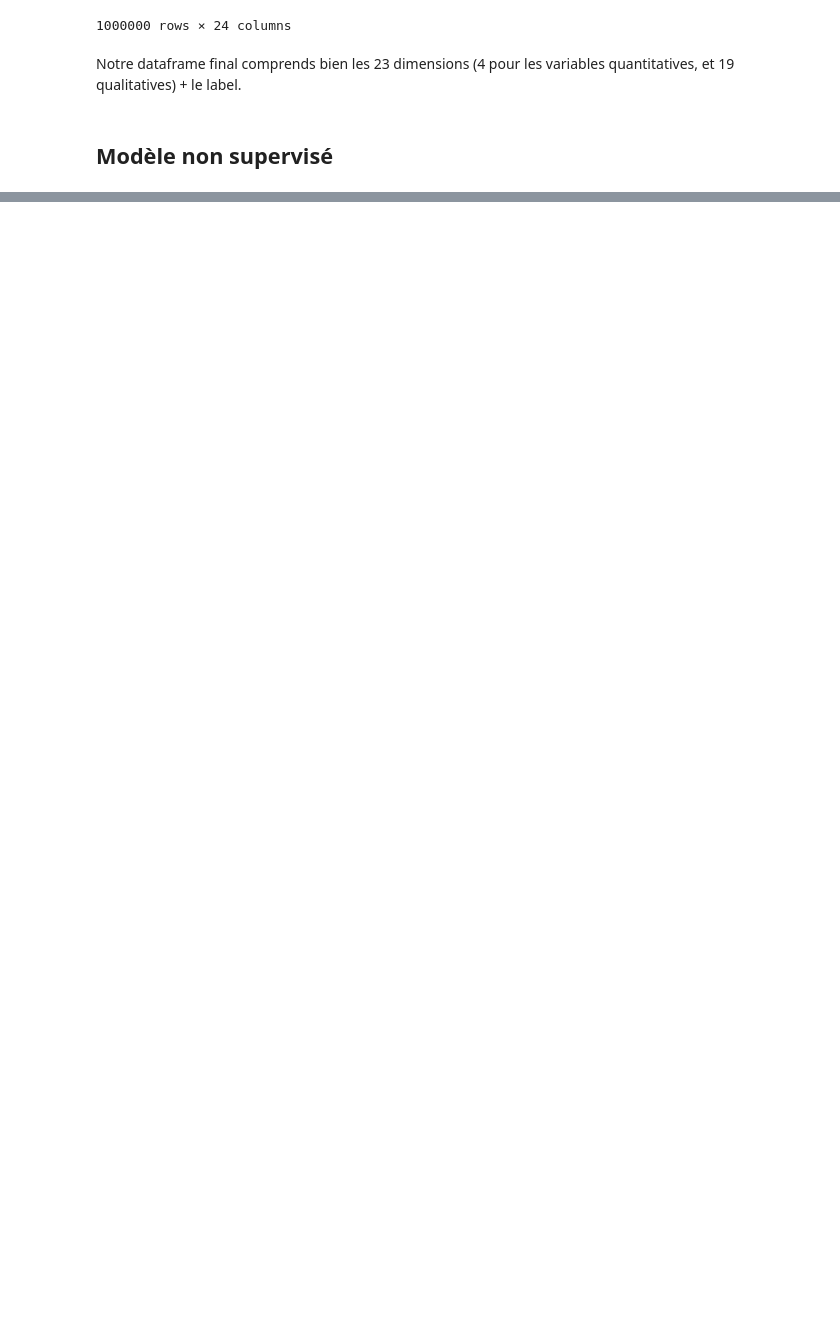
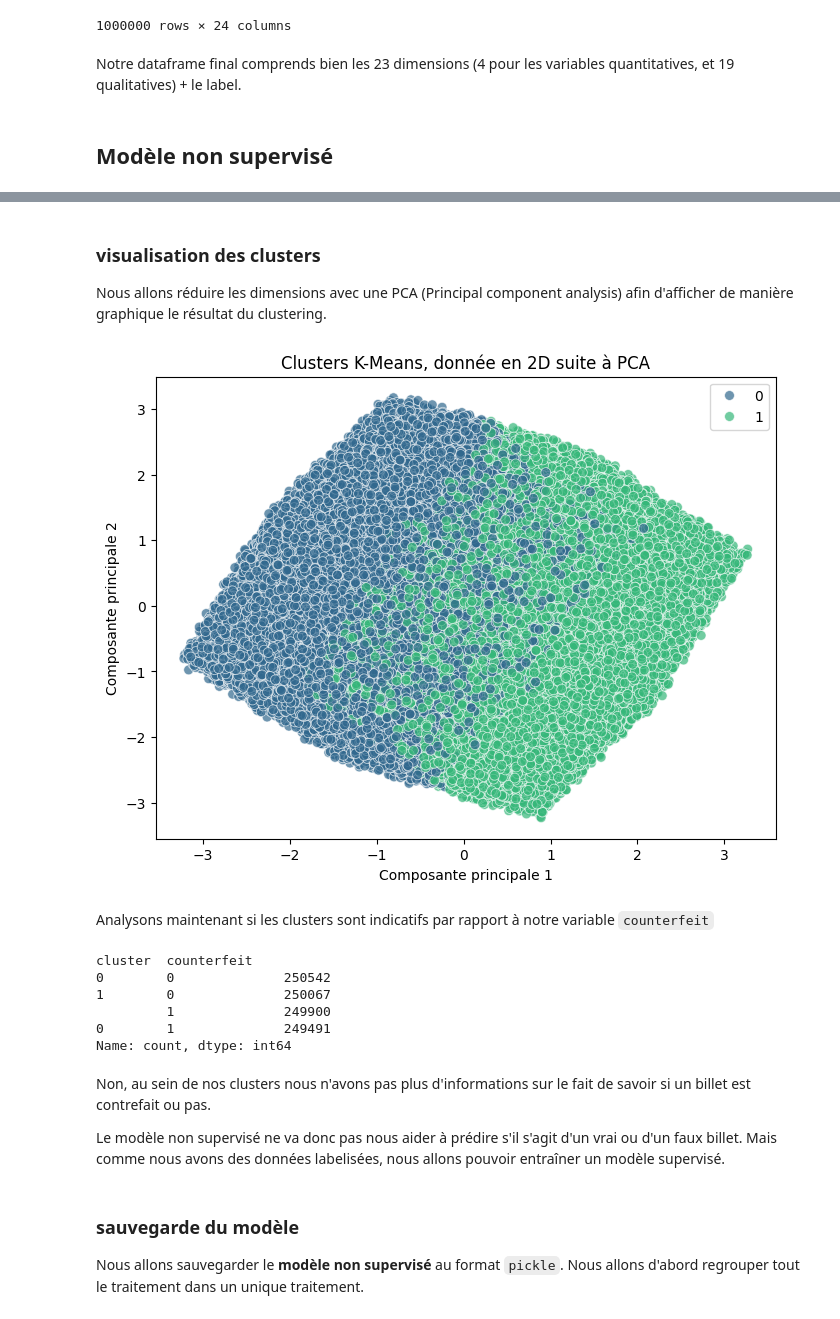
Before and after one commit to anthonybnl/projet-datascience, a Jupyter notebook: eda.ipynb, the cells around one changed output, grey strips where cells are left out. Saved outputs shown, nothing was run; the diff lists cells and outputs as text; code cells hidden in the pictures; blank space fills up the shorter version.

```diff
--- a/eda.ipynb
+++ b/eda.ipynb
@@ -409,0 +520,10 @@ Notre dataframe final comprends bien les 23 dimensions (4 pour les variables qua
+# %%
+k = 2
+
+kmeans = KMeans(n_clusters=k, random_state=42, n_init=10)
+clusters = kmeans.fit_predict(df_features_only)
+
+df_kmeans = df_final.copy()
+df_kmeans["cluster"] = clusters
+
+df_kmeans
@@ -409,0 +544,39 @@ Notre dataframe final comprends bien les 23 dimensions (4 pour les variables qua
+# %% [markdown]
+### visualisation des clusters
+
+Nous allons réduire les dimensions avec une PCA (Principal component analysis) afin d'afficher de manière graphique le résultat du clustering.
+# %%
+pca = PCA(n_components=2)
+X_pca = pca.fit_transform(df_features_only)
+
+plt.figure(figsize=(8, 6))
+sns.scatterplot(x=X_pca[:, 0], y=X_pca[:, 1], hue=clusters, palette="viridis", s=50, alpha=0.7)
+plt.title(f"Clusters K-Means, donnée en 2D suite à PCA")
+plt.xlabel("Composante principale 1")
+plt.ylabel("Composante principale 2")
+plt.show()
+# %% [output]
+[figure, added]
+# %% [markdown]
+Analysons maintenant si les clusters sont indicatifs par rapport à notre variable `counterfeit`
+# %%
+# cluster_counterfeit_rate = df_kmeans.groupby("cluster")["counterfeit"].mean()
+
+# cluster_counterfeit_rate
+
+df_kmeans[["cluster", "counterfeit"]].value_counts()
+# %% [output]
+cluster  counterfeit
+0        0              250542
+1        0              250067
+         1              249900
+0        1              249491
+Name: count, dtype: int64
+# %% [markdown]
+Non, au sein de nos clusters nous n'avons pas plus d'informations sur le fait de savoir si un billet est contrefait ou pas.
+
+Le modèle non supervisé ne va donc pas nous aider à prédire s'il s'agit d'un vrai ou d'un faux billet. Mais comme nous avons des données labelisées, nous allons pouvoir entraîner un modèle supervisé.
+# %% [markdown]
+### sauvegarde du modèle
+
+Nous allons sauvegarder le **modèle non supervisé** au format `pickle`. Nous allons d'abord regrouper tout le traitement dans un unique traitement.
```
Also changed, not shown: parts of 13 cells of this notebook, 1 other file.
